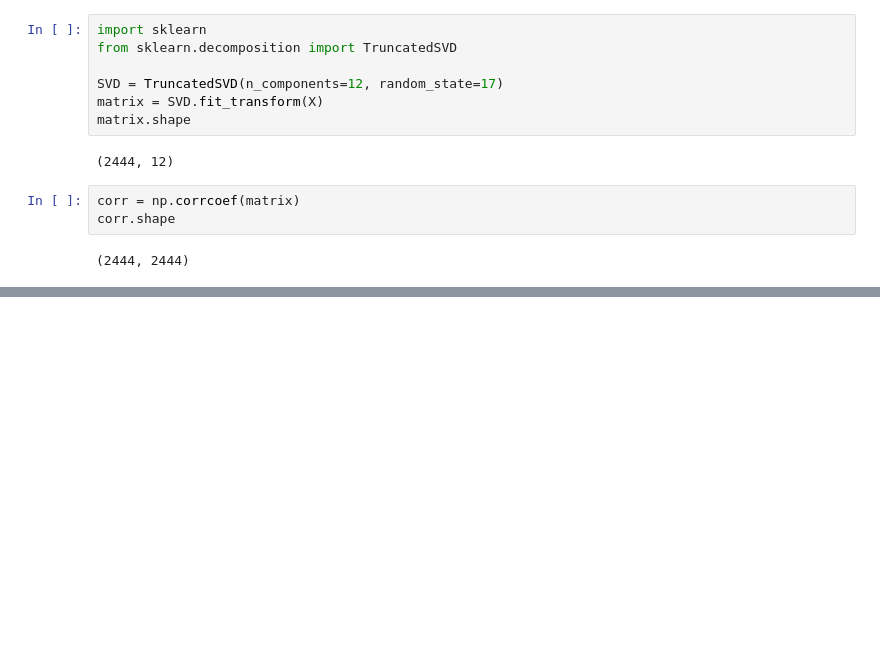
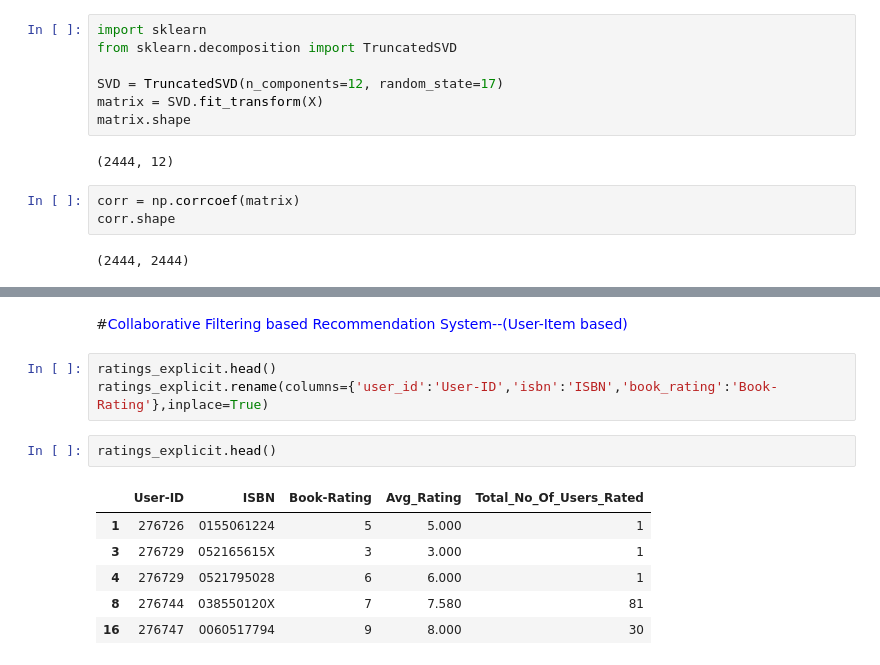
Before and after one commit to RanjithK2608/Book-Recommendation-System, a Jupyter notebook: Book_Recommendation_System.ipynb, the cells around one changed output, grey strips where cells are left out. Drawn from its saved outputs; the diff is of its cells as text; blank space fills up the shorter version.

```diff
--- a/Book_Recommendation_System.ipynb
+++ b/Book_Recommendation_System.ipynb
@@ -1329,0 +1345,14 @@ corr.shape
+# %% [markdown]
+#<font color='blue'>Collaborative Filtering based Recommendation System--(User-Item based)
+# %%
+ratings_explicit.head()
+ratings_explicit.rename(columns={'user_id':'User-ID','isbn':'ISBN','book_rating':'Book-Rating'},inplace=True)
+# %%
+ratings_explicit.head()
+# %% [output]
+|  | User-ID | ISBN | Book-Rating | Avg_Rating | Total_No_Of_Users_Rated |
+| 1 | 276726 | 0155061224 | 5 | 5.000 | 1 |
+| 3 | 276729 | 052165615X | 3 | 3.000 | 1 |
+| 4 | 276729 | 0521795028 | 6 | 6.000 | 1 |
+| 8 | 276744 | 038550120X | 7 | 7.580 | 81 |
+| 16 | 276747 | 0060517794 | 9 | 8.000 | 30 |
```
Also changed, not shown: parts of 33 cells of this notebook.
